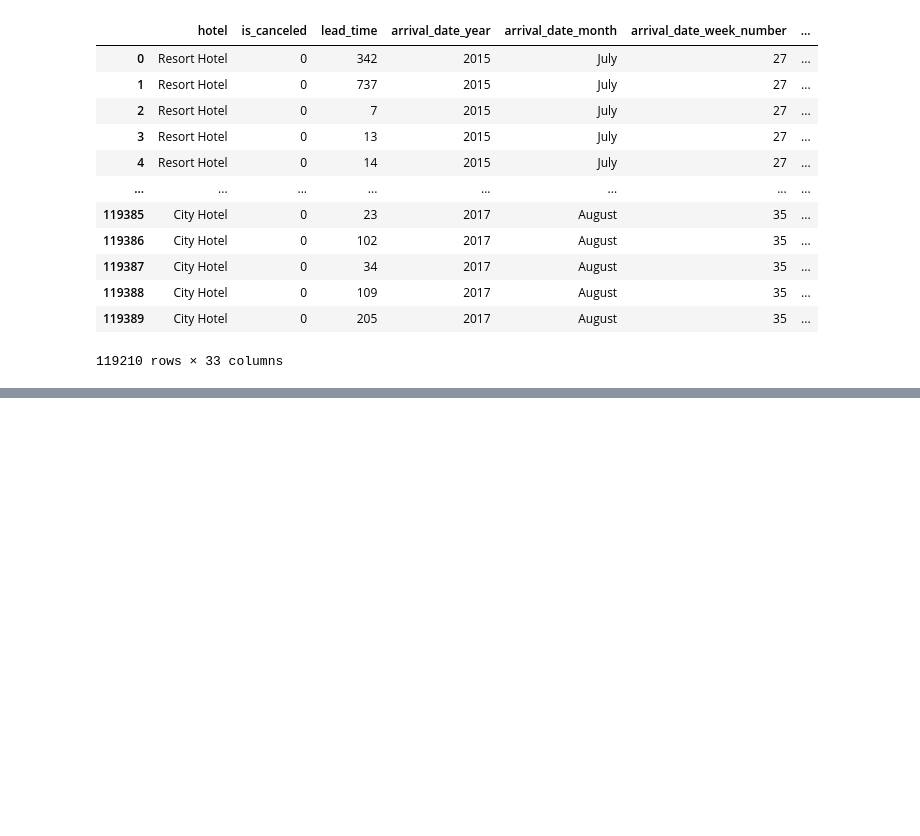
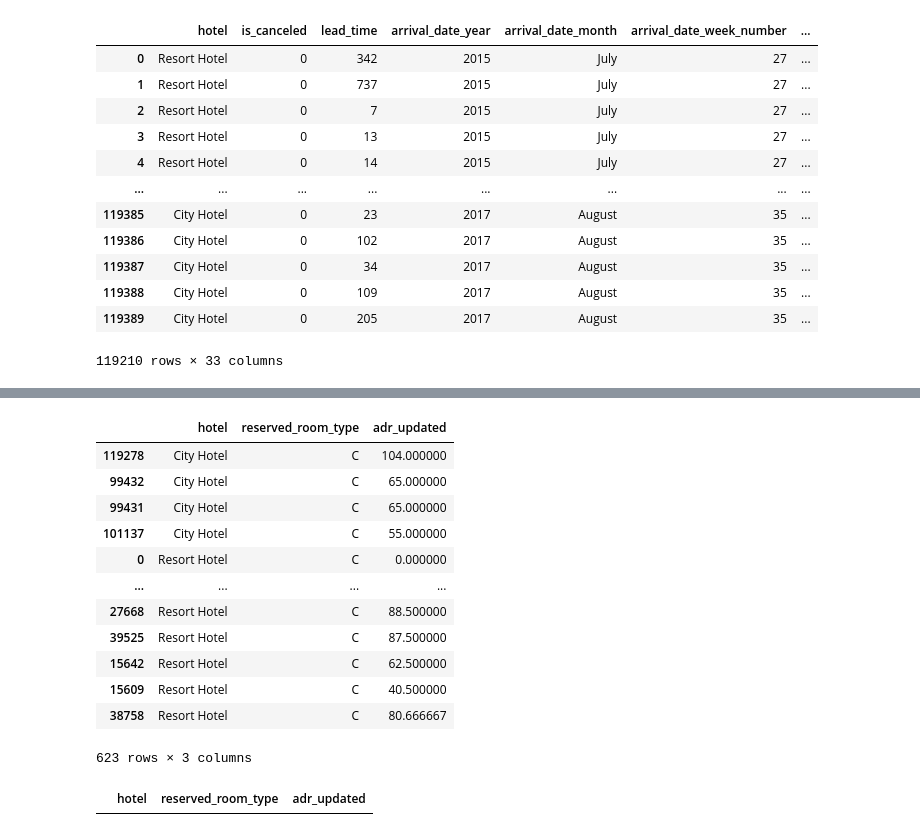
Before and after one commit to Rohit20ek/dataanalysis, a Jupyter notebook: eda_hotelbooking.ipynb, the cells around one changed output, grey strips where cells are left out. Drawn from its saved outputs; the diff is of its cells as text; code cells hidden in the pictures; blank space fills up the shorter version.

```diff
--- a/eda_hotelbooking.ipynb
+++ b/eda_hotelbooking.ipynb
@@ -658,0 +708,24 @@ See the caveats in the documentation: https://pandas.pydata.org/pandas-docs/stab
+# %%
+prices_C = prices[prices['reserved_room_type']=='C']
+prices_C
+# %% [output]
+|  | hotel | reserved_room_type | adr_updated |
+| 119278 | City Hotel | C | 104.000000 |
+| 99432 | City Hotel | C | 65.000000 |
+| 99431 | City Hotel | C | 65.000000 |
+| 101137 | City Hotel | C | 55.000000 |
+| 0 | Resort Hotel | C | 0.000000 |
+| ... | ... | ... | ... |
+| 27668 | Resort Hotel | C | 88.500000 |
+| 39525 | Resort Hotel | C | 87.500000 |
+| 15642 | Resort Hotel | C | 62.500000 |
+| 15609 | Resort Hotel | C | 40.500000 |
+| 38758 | Resort Hotel | C | 80.666667 |
+623 rows × 3 columns
+# %%
+prices_City = prices_C[prices_C['hotel']=='City hotel']
+prices_Resort = prices_C[prices_C['hotel']=='Resort hotels']
+prices_Resort
+# 13:30
+# %% [output]
+|  | hotel | reserved_room_type | adr_updated |
```
Also changed, not shown: parts of 7 cells of this notebook, 4 other files.
